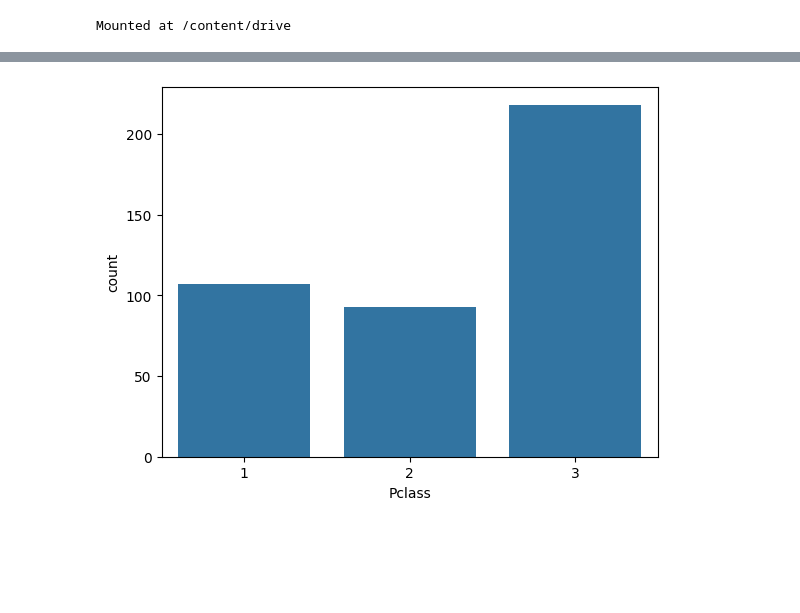
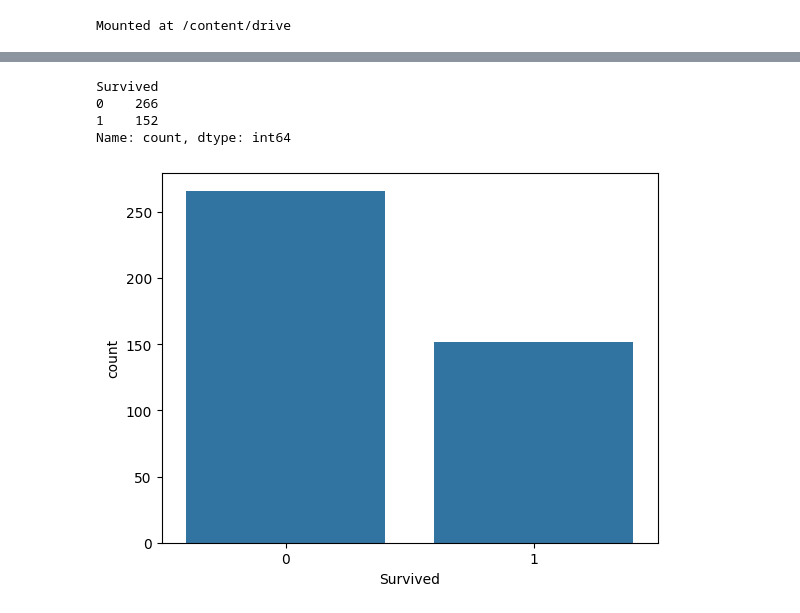
Before and after one commit to harshakh92/pythonrefresher, a Jupyter notebook: Untitled-1.ipynb, the cells around one changed output, grey strips where cells are left out. Cells and saved outputs as stored; diff of their text form; code cells hidden in the pictures; blank space fills up the shorter version.

```diff
--- a/Untitled-1.ipynb
+++ b/Untitled-1.ipynb
@@ -70,7 +68,13 @@ df.head()
 # %%
 import seaborn as sns
 import matplotlib.pyplot as plt
-sns.countplot(x='Pclass', data=df)
+sns.countplot(x='Survived', data=df)
+value = df['Survived'].value_counts()
+print(value)
 plt.show()
 # %% [output]
+Survived
+0    266
+1    152
+Name: count, dtype: int64
-[figure, old version]
+[figure, new version]
```
Also changed, not shown: parts of 5 cells of this notebook.
